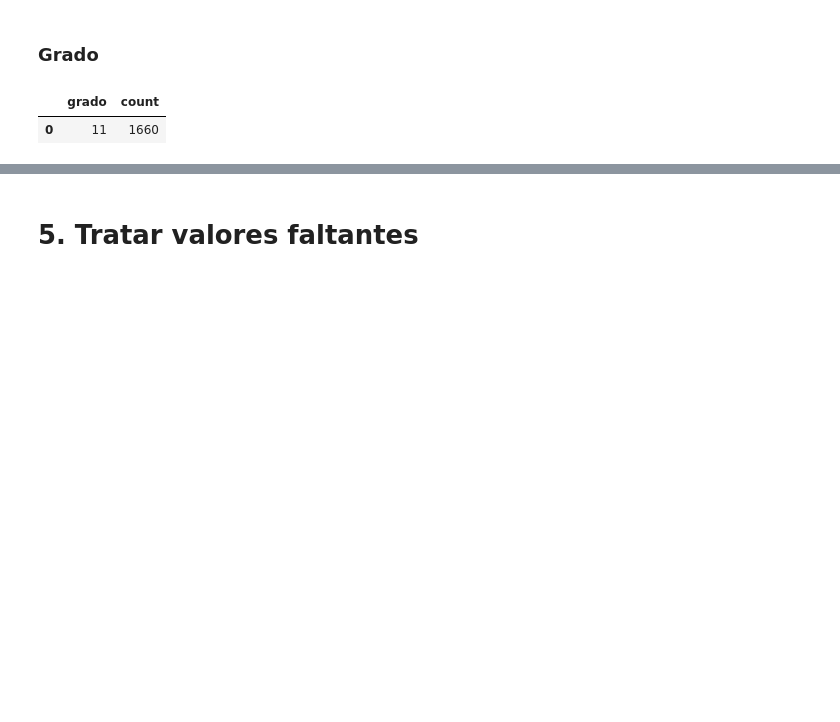
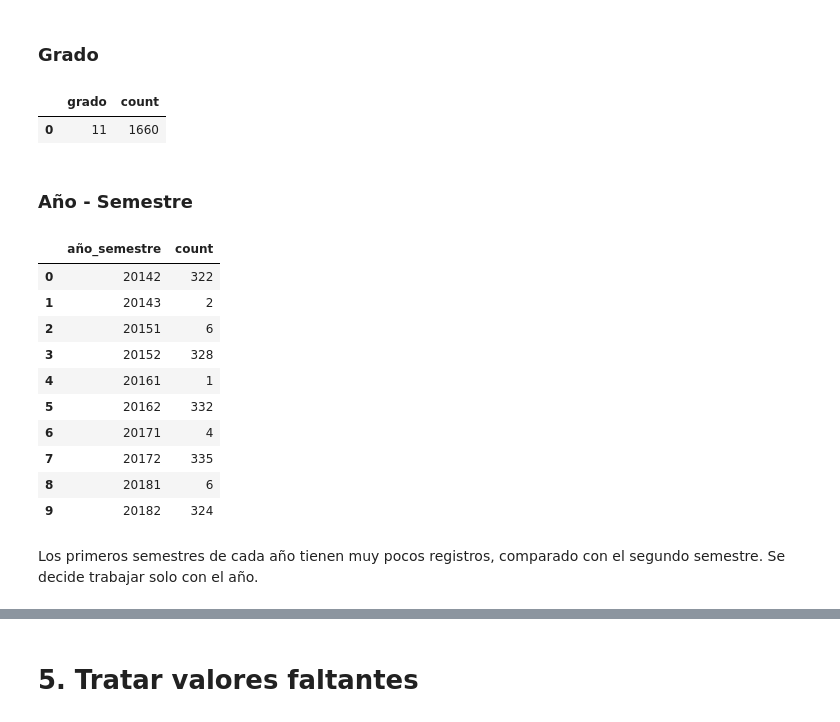
Before and after one commit to AlexanderBedoyaC/no_supervisado, a Jupyter notebook: 1. Limpieza y Transformación.ipynb, the cells around one changed output, grey strips where cells are left out. Cells and saved outputs as stored; diff of their text form; code cells hidden in the pictures; blank space fills up the shorter version.

```diff
--- a/1. Limpieza y Transformación.ipynb
+++ b/1. Limpieza y Transformación.ipynb
@@ -100,3 +96,21 @@ df.groupby(['grado'], dropna=False)[['codigo_dane']].count().rename(columns={'co
 # %% [output]
 |  | grado | count |
 | 0 | 11 | 1660 |
+# %% [markdown]
+### Año - Semestre
+# %%
+df.groupby(['año_semestre'], dropna=False)[['codigo_dane']].count().rename(columns={'codigo_dane':'count'}).reset_index()
+# %% [output]
+|  | año_semestre | count |
+| 0 | 20142 | 322 |
+| 1 | 20143 | 2 |
+| 2 | 20151 | 6 |
+| 3 | 20152 | 328 |
+| 4 | 20161 | 1 |
+| 5 | 20162 | 332 |
+| 6 | 20171 | 4 |
+| 7 | 20172 | 335 |
+| 8 | 20181 | 6 |
+| 9 | 20182 | 324 |
+# %% [markdown]
+Los primeros semestres de cada año tienen muy pocos registros, comparado con el segundo semestre. Se decide trabajar solo con el año.
```
Also changed, not shown: parts of 6 cells of this notebook, 2 other files.
